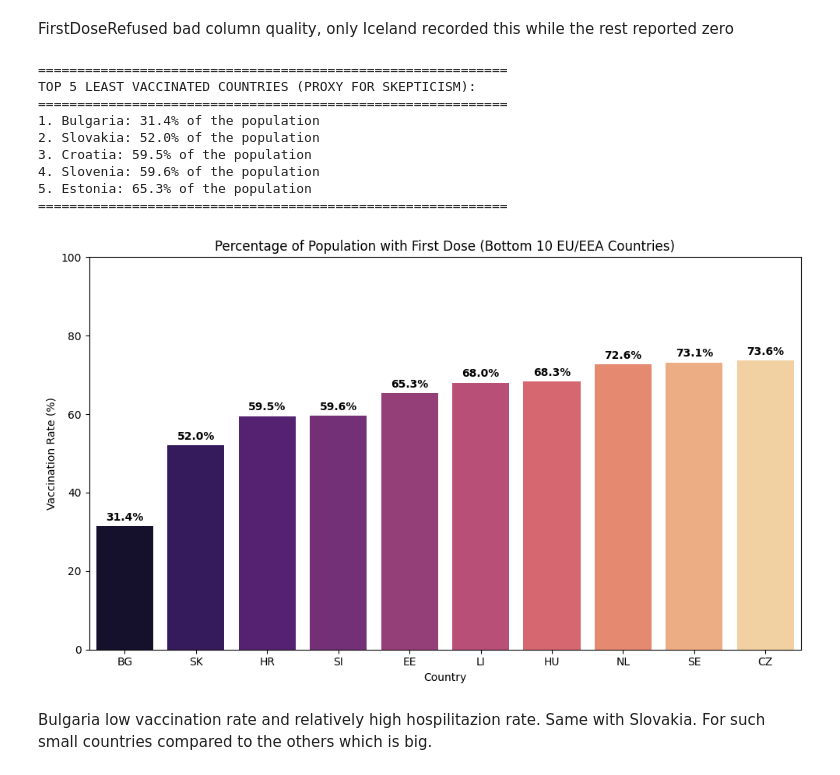
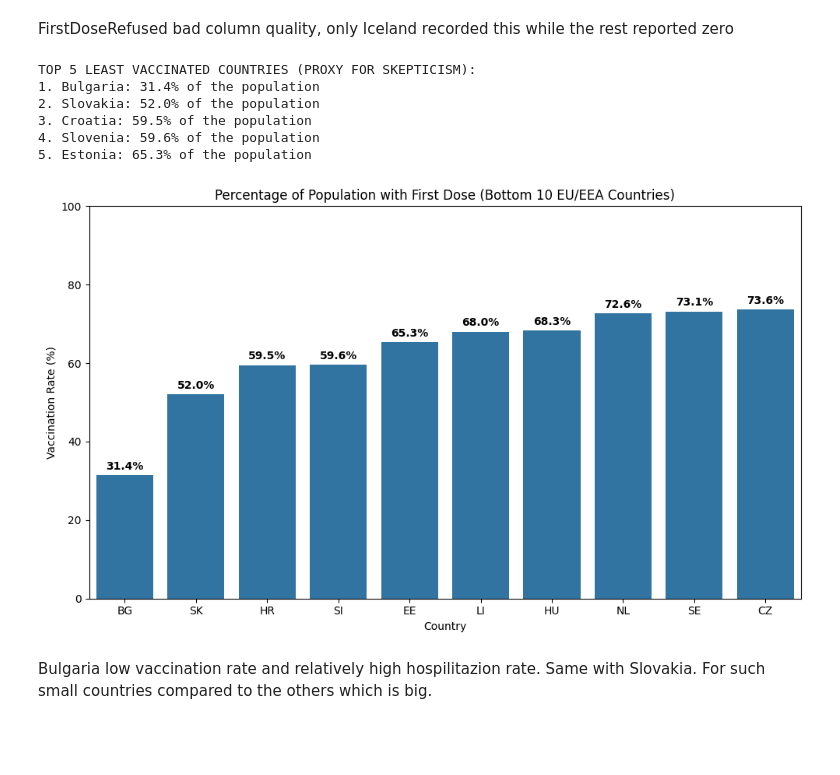
Before and after one commit to maxnilsson/DV1597-Assignment-2, a Jupyter notebook: Ass2.ipynb, the cells around one changed output. Drawn from its saved outputs; the diff is of its cells as text; code cells hidden in the pictures; blank space fills up the shorter version.

```diff
--- a/Ass2.ipynb
+++ b/Ass2.ipynb
@@ -560,74 +518,65 @@ HOSPITALIZATION LEVELS (TOTAL SUM OF REPORTED VALUES):
 # %% [markdown]
 FirstDoseRefused bad column quality, only Iceland recorded this while the rest reported zero
 # %%
-# =====================================================================
 # VACCINATION UPTAKE AS A PROXY FOR SKEPTICISM
-# =====================================================================
 
-# 1. Ensure Population and FirstDose are numeric values
-df_vax['Population'] = pd.to_numeric(df_vax['Population'], errors='coerce')
-df_vax['FirstDose'] = pd.to_numeric(df_vax['FirstDose'], errors='coerce')
+df_vax_clean['Population'] = pd.to_numeric(df_vax_clean['Population'], errors='coerce')
+df_vax_clean['FirstDose'] = pd.to_numeric(df_vax_clean['FirstDose'], errors='coerce')
 
-# 2. Filter out the 'ALL' target group to avoid double-counting doses
-df_vax_filtered = df_vax[df_vax['TargetGroup'] != 'ALL']
+#Filter out the 'ALL' target group to avoid double-counting doses
+df_vax_filtered = df_vax_clean[df_vax_clean['TargetGroup'] != 'ALL']
 
-# 3. Group by country to get total first doses and the population
+# Group by country to get total first doses and the population
 vax_summary = df_vax_filtered.groupby('ReportingCountry').agg(
     TotalFirstDoses=('FirstDose', 'sum'),
     CountryPopulation=('Population', 'max')
 ).reset_index()
 
-# 4. Calculate the percentage of the population that received the first dose
+# Calculate the percentage
 vax_summary['Vaccinated_Percentage'] = (vax_summary['TotalFirstDoses'] / vax_summary['CountryPopulation']) * 100
 
-# 5. MÄRK VÄL: Här sorterar vi listan från lägst till högst procent!
+# lowest rate to highest
 vax_summary = vax_summary.sort_values(by='Vaccinated_Percentage', ascending=True).dropna()
 
-# 6. Lägg till det fullständiga namnet nu när listan är sorterad
+# full country names
 vax_summary['FullCountryName'] = vax_summary['ReportingCountry'].map(country_names)
 
-# 7. Print the table for the 5 least vaccinated countries
-print("="*60)
+# Print the table for the 5 least vaccinated countries
+
 print("TOP 5 LEAST VACCINATED COUNTRIES (PROXY FOR SKEPTICISM):")
-print("="*60)
+
 for rank, row in enumerate(vax_summary.head(5).itertuples(), start=1):
     print(f"{rank}. {row.FullCountryName}: {row.Vaccinated_Percentage:.1f}% of the population")
-print("="*60)
 
-# 8. Create a clean Bar Plot
+
+# bar plot
 plt.figure(figsize=(10, 6))
 sns.barplot(
     data=vax_summary.head(10),
     x='ReportingCountry',
     y='Vaccinated_Percentage',
-    hue='ReportingCountry',
-    palette='magma',
     legend=False
 )
 
-# Add titles and labels
 plt.title('Percentage of Population with First Dose (Bottom 10 EU/EEA Countries)')
 plt.ylabel('Vaccination Rate (%)')
 plt.xlabel('Country')
-plt.ylim(0, 100) # Set the Y-axis from 0 to 100%
+plt.ylim(0, 100)
 
-# Add the actual percentage numbers on top of the bars for clarity
+# add precentege for clarity
 for index, value in enumerate(vax_summary.head(10)['Vaccinated_Percentage']):
     plt.text(index, value + 1.5, f'{value:.1f}%', ha='center', fontweight='bold')
 
 plt.tight_layout()
 plt.show()
 # %% [output]
-============================================================
 TOP 5 LEAST VACCINATED COUNTRIES (PROXY FOR SKEPTICISM):
-============================================================
 1. Bulgaria: 31.4% of the population
 2. Slovakia: 52.0% of the population
 3. Croatia: 59.5% of the population
 4. Slovenia: 59.6% of the population
 5. Estonia: 65.3% of the population
-============================================================
-[figure, old version]
+[figure, new version]
 # %% [markdown]
 Bulgaria low vaccination rate and relatively high hospilitazion rate. Same with Slovakia. For such small countries compared to the others which is big.
 # %% [markdown]
```
Also changed, not shown: parts of 13 cells of this notebook.
